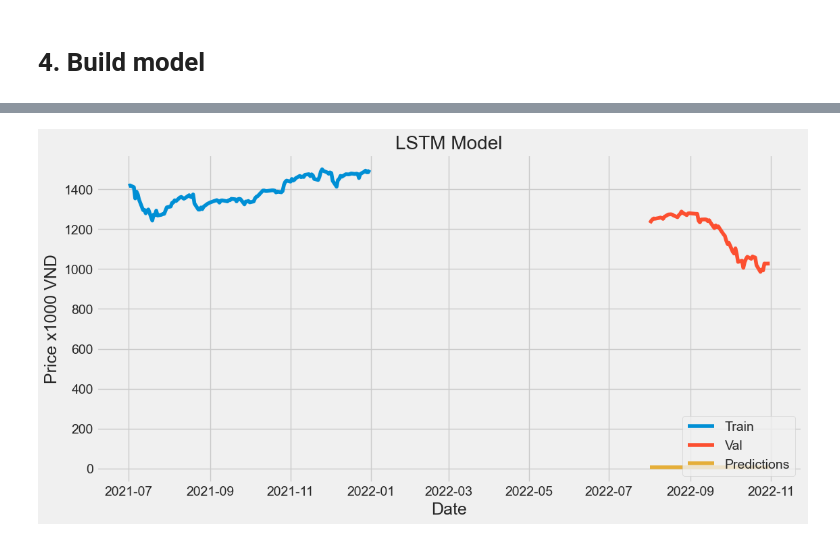
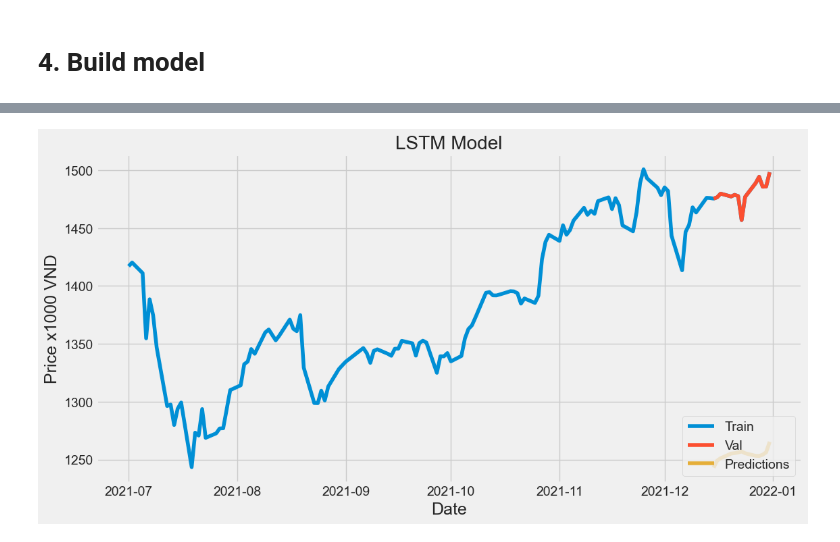
Before and after one commit to grassnhi/MachineLearning, a Jupyter notebook: Beginning/lstm.ipynb, the cells around one changed output, grey strips where cells are left out. Drawn from its saved outputs; the diff is of its cells as text; code cells hidden in the pictures.

```diff
--- a/Beginning/lstm.ipynb
+++ b/Beginning/lstm.ipynb
@@ -111,3 +111,5 @@ Non-trainable params: 0
 _________________________________________________________________
 # %%
 model.compile(optimizer=Adam(learning_rate=0.0001), loss='mean_squared_error')
+# %%
+history = model.fit(x_train, y_train, batch_size = 10, shuffle = False, epochs = 5)
@@ -116,2 +128,0 @@ model.compile(optimizer=Adam(learning_rate=0.0001), loss='mean_squared_error')
-# %%
-history = model.fit(x_train, y_train, batch_size = 2, shuffle = False, epochs = 500)
@@ -136,12 +129,15 @@ Epoch 500/500
 # %%
-test_data = scaled_test[0:int(len(VNItest)), :]
+test_data = scaled_data[training_data_len - time_step: , :]
+
 x_test = []
+y_test = dataset[training_data_len:, :]
+for i in range(time_step, len(test_data)):
+    x_test.append(test_data[i-time_step:i, 0])
 
-for i in range(time_step,len(test_data)):
-  x_test.append(test_data[i-time_step:i,0])
+x_test = np.array(x_test)
 
-x_test= np.array(x_test)
-x_test = np.reshape(x_test,(x_test.shape[0],x_test.shape[1],1))
-print(x_test.shape)
-print(test_data.shape)
+x_test = np.reshape(x_test, (x_test.shape[0], x_test.shape[1], 1 ))
+
+predictions = model.predict(x_test)
+predictions = scaler.inverse_transform(predictions)
 # %% [output]
@@ -181,0 +153,5 @@ VNItest
+# %%
+train = VNIndex[:training_data_len]
+pred = VNIndex[training_data_len:]
+pred['Predictions'] = predictions
+pred
@@ -182,11 +179,11 @@ VNItest
 # %%
 plt.figure(figsize=(12,6))
 plt.title('LSTM Model')
 plt.xlabel('Date', fontsize=18)
 plt.ylabel('Price x1000 VND', fontsize=18)
 plt.plot(VNIndex['Price'])
-plt.plot(VNItest[['Price', 'Predictions']])
+plt.plot(pred[['Price', 'Predictions']])
 plt.legend(['Train', 'Val', 'Predictions'], loc='lower right')
 plt.show()
 # %% [output]
-[figure, old version]
+[figure, new version]
```
Also changed, not shown: parts of 14 cells of this notebook, 3 other files.
